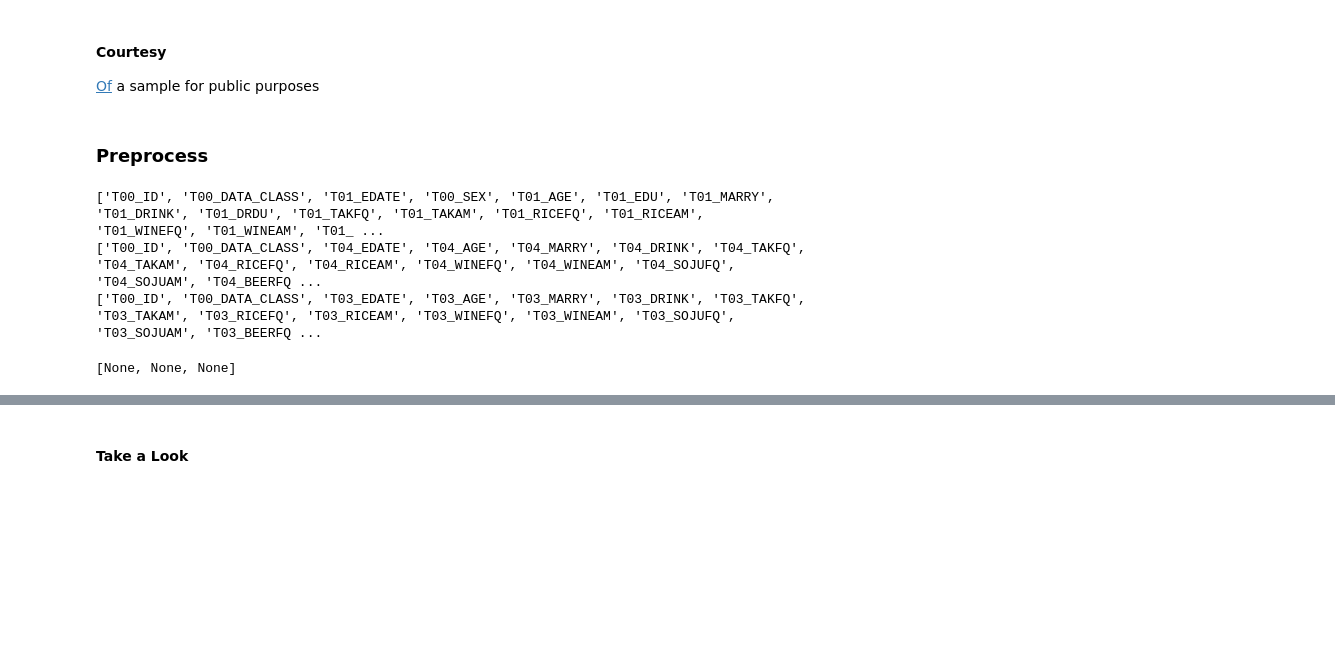
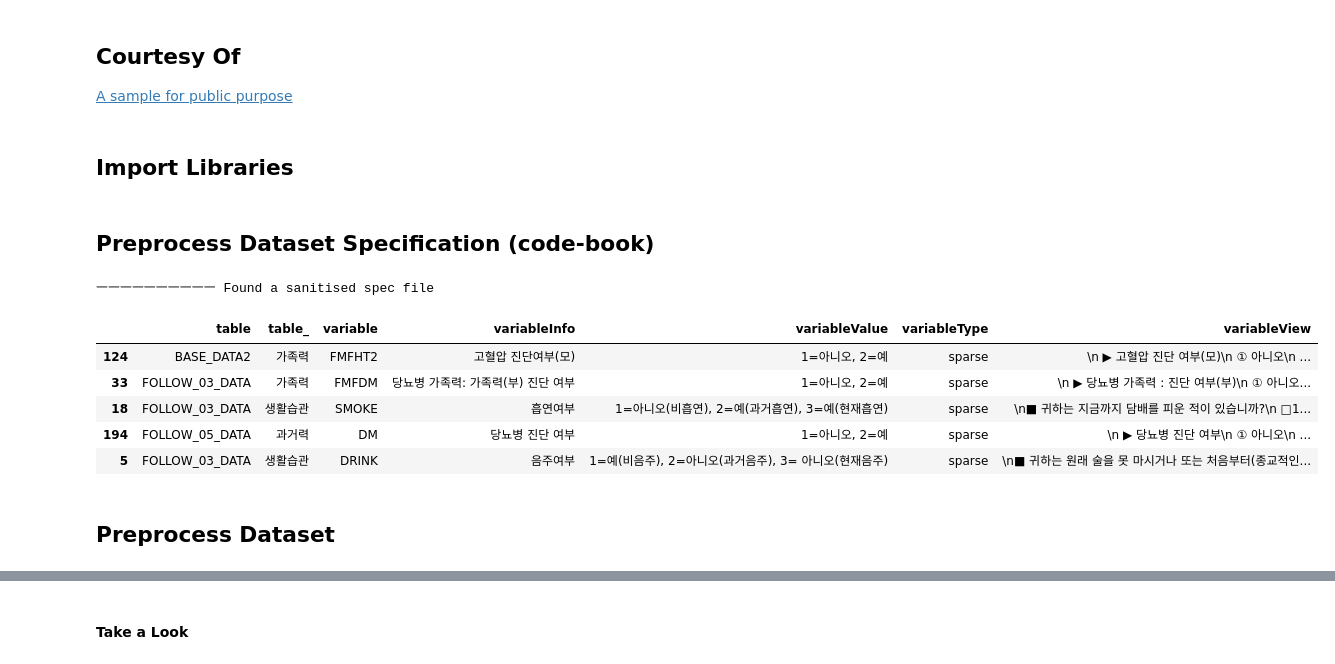
Before and after one commit to beeseosil/nih.go.kr, a Jupyter notebook: koges/qwer.ipynb, the cells around one changed output, grey strips where cells are left out. Saved outputs shown, nothing was run; the diff lists cells and outputs as text; code cells hidden in the pictures; blank space fills up the shorter version.

```diff
--- a/koges/qwer.ipynb
+++ b/koges/qwer.ipynb
@@ -1,3 +1,5 @@
 # %% [markdown]
-#### Courtesy
-[Of](https://nih.go.kr/ko/main/contents.do?menuNo=300567) a sample for public purposes
+## Courtesy Of
+[A sample for public purpose](https://nih.go.kr/ko/main/contents.do?menuNo=300567)
+# %% [markdown]
+## Import Libraries
@@ -4,2 +58,54 @@
+# %% [markdown]
+## Preprocess Dataset Specification (code-book)
+# %%
+if not os.path.exists(os.path.join(res,"koges-spec.feather")):
+    _spec=[q.path for q in os.scandir(res) if q.name.endswith(".xlsx")]
+    koges_spec=pd.concat([pd.read_excel(q,skiprows=2).set_axis(_spec_column_list,axis=1) for q in _spec],axis=0).drop("seq",axis=1)
+    koges_spec=koges_spec.applymap(
+        lambda q:"#" if pd.isna(q) else q
+    )
+    koges_spec.loc[:,"variable"]=koges_spec.variable.map(
+        lambda q:q[q.find("_")+1:].strip()
+    )
+    koges_spec.loc[:,"variableInfo"]=koges_spec.variableInfo.map(
+        lambda q:q.replace("\n","_").strip()
+    )
+    koges_spec.loc[:,"variableType"]=list(map(
+        lambda q:_spec_type_dict[q],koges_spec.variableType
+    ))
+    koges_spec.loc[:,"variableInfo"]=koges_spec.variableInfo.apply(
+        lambda q:q.replace("_",": ").replace("- ",": ").replace(": : ",": ").strip()
+    )
+
+    def koges_spec_variableValue_sanitise(x:str):
+        '''An adhoc function'''
+        x=x.strip()
+        if x.startswith("\n"):
+            x=x[2:]
+        if x.endswith("\n"):
+            x=x[:-3]
+        if x.__contains__("\n"):
+            x=x.replace("\n",", ")
+        return x
+
+    koges_spec.loc[:,"variableValue"]=koges_spec.variableValue.map(
+        koges_spec_variableValue_sanitise
+    )
+    koges_spec.index=range(koges_spec.shape[0])
+    koges_spec.to_feather(os.path.join(res,"koges-spec.feather"),**_feather_write_option)
+
+else:
+    print(padding,"Found a sanitised spec file")
+    koges_spec=pd.read_feather(os.path.join(res,"koges-spec.feather"))
+
+koges_spec[koges_spec.variableType=="sparse"].sample(5)
+# %% [output]
+ㅡㅡㅡㅡㅡㅡㅡㅡㅡㅡ Found a sanitised spec file
+|  | table | table_ | variable | variableInfo | variableValue | variableType | variableView |
+| 124 | BASE_DATA2 | 가족력 | FMFHT2 | 고혈압 진단여부(모) | 1=아니오, 2=예 | sparse | \n ▶ 고혈압 진단 여부(모)\n ① 아니오\n ... |
+| 33 | FOLLOW_03_DATA | 가족력 | FMFDM | 당뇨병 가족력: 가족력(부) 진단 여부 | 1=아니오, 2=예 | sparse | \n ▶ 당뇨병 가족력 : 진단 여부(부)\n ① 아니오... |
+| 18 | FOLLOW_03_DATA | 생활습관 | SMOKE | 흡연여부 | 1=아니오(비흡연), 2=예(과거흡연), 3=예(현재흡연) | sparse | \n■ 귀하는 지금까지 담배를 피운 적이 있습니까?\n □1... |
+| 194 | FOLLOW_05_DATA | 과거력 | DM | 당뇨병 진단 여부 | 1=아니오, 2=예 | sparse | \n ▶ 당뇨병 진단 여부\n ① 아니오\n ... |
+| 5 | FOLLOW_03_DATA | 생활습관 | DRINK | 음주여부 | 1=예(비음주), 2=아니오(과거음주), 3= 아니오(현재음주) | sparse | \n■ 귀하는 원래 술을 못 마시거나 또는 처음부터(종교적인... |
 # %% [markdown]
-### Preprocess
+## Preprocess Dataset
@@ -53,8 +111,0 @@ res="./res"
-# %%
-things={q.name[:-4]:pd.read_csv(q.path) for q in os.scandir(res) if q.name.lower().startswith("follow")}
-[print(x.columns.tolist()) for x in things.values()]
-# %% [output]
-['T00_ID', 'T00_DATA_CLASS', 'T01_EDATE', 'T00_SEX', 'T01_AGE', 'T01_EDU', 'T01_MARRY', 'T01_DRINK', 'T01_DRDU', 'T01_TAKFQ', 'T01_TAKAM', 'T01_RICEFQ', 'T01_RICEAM', 'T01_WINEFQ', 'T01_WINEAM', 'T01_ ...
-['T00_ID', 'T00_DATA_CLASS', 'T04_EDATE', 'T04_AGE', 'T04_MARRY', 'T04_DRINK', 'T04_TAKFQ', 'T04_TAKAM', 'T04_RICEFQ', 'T04_RICEAM', 'T04_WINEFQ', 'T04_WINEAM', 'T04_SOJUFQ', 'T04_SOJUAM', 'T04_BEERFQ ...
-['T00_ID', 'T00_DATA_CLASS', 'T03_EDATE', 'T03_AGE', 'T03_MARRY', 'T03_DRINK', 'T03_TAKFQ', 'T03_TAKAM', 'T03_RICEFQ', 'T03_RICEAM', 'T03_WINEFQ', 'T03_WINEAM', 'T03_SOJUFQ', 'T03_SOJUAM', 'T03_BEERFQ ...
-[None, None, None]
```
Also changed, not shown: parts of 10 cells of this notebook, 4 other files.
